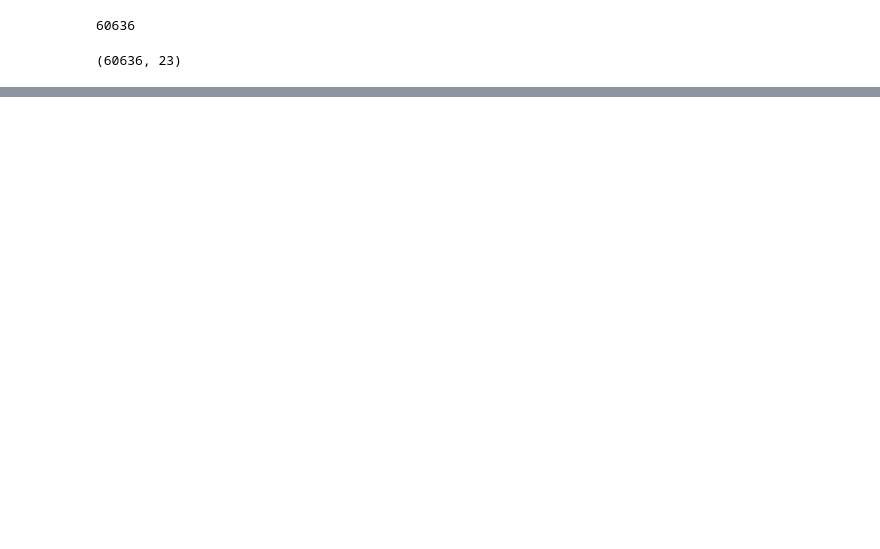
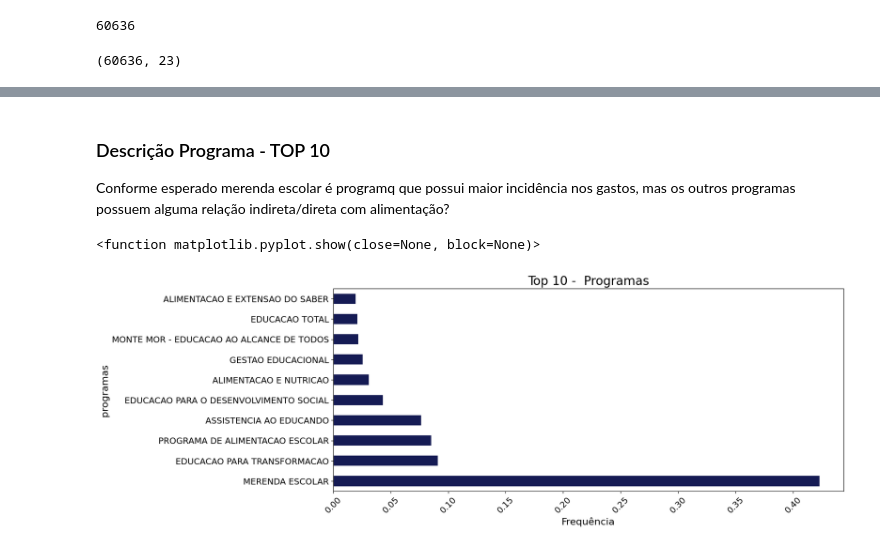
Before and after one commit to natmiata/analise-alimentacao-escolar, a Jupyter notebook: src/notebooks/analise-exploratoria.ipynb, the cells around one changed output, grey strips where cells are left out. Drawn from its saved outputs; the diff is of its cells as text; code cells hidden in the pictures; blank space fills up the shorter version.

```diff
--- a/src/notebooks/analise-exploratoria.ipynb
+++ b/src/notebooks/analise-exploratoria.ipynb
@@ -141,0 +186,8 @@ df.shape
+# %% [markdown]
+<h3> Descrição Programa - TOP 10 </h3>
+Conforme esperado merenda escolar é programq que possui maior incidência nos gastos, mas os outros programas possuem alguma relação indireta/direta com alimentação?
+# %%
+plot_bar_h(df, 'ds_programa', 'Top 10 -  Programas', 'programas')
+# %% [output]
+<function matplotlib.pyplot.show(close=None, block=None)>
+[figure, added]
```
Also changed, not shown: parts of 45 cells of this notebook, 1 other file.
